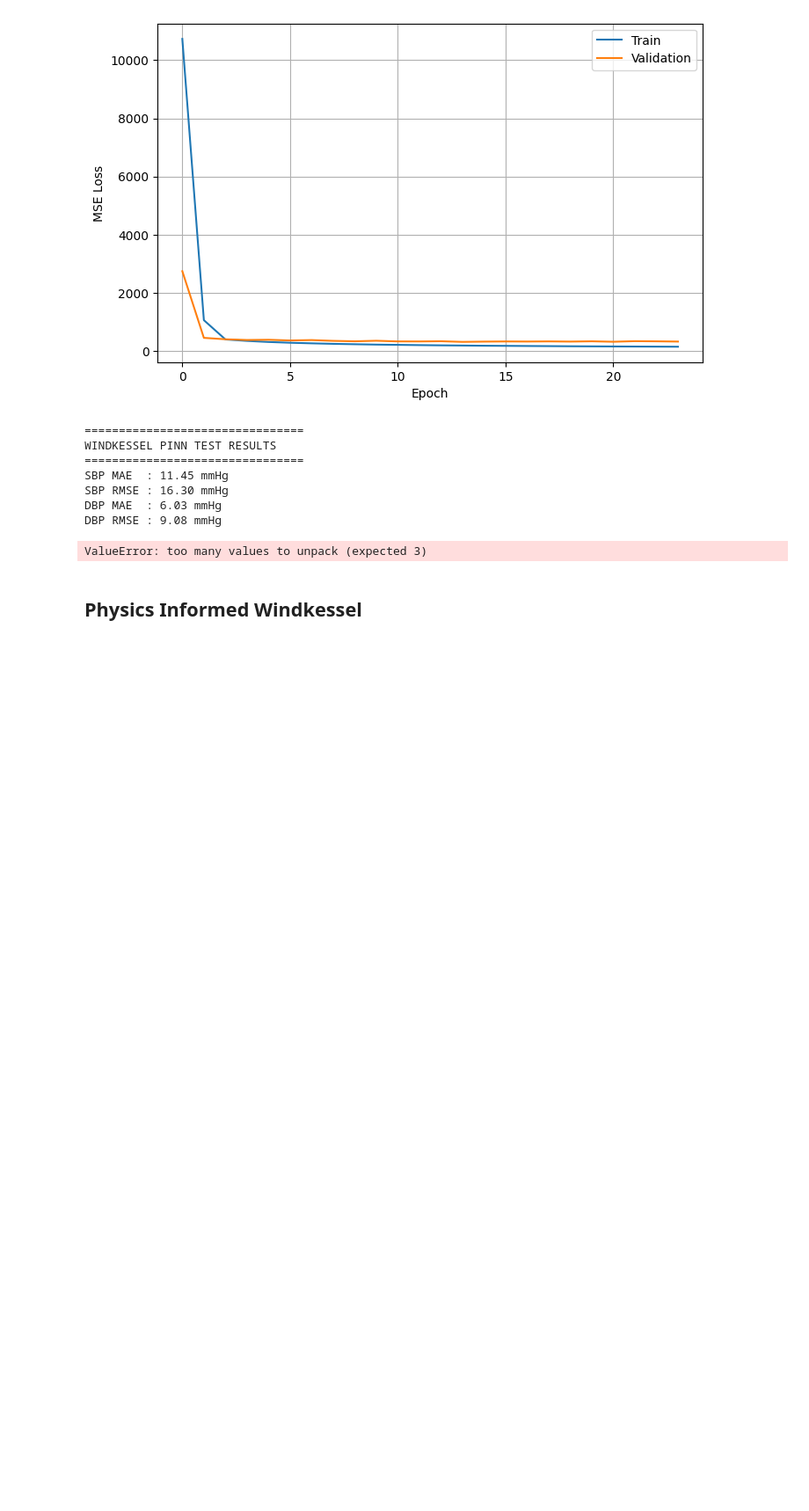
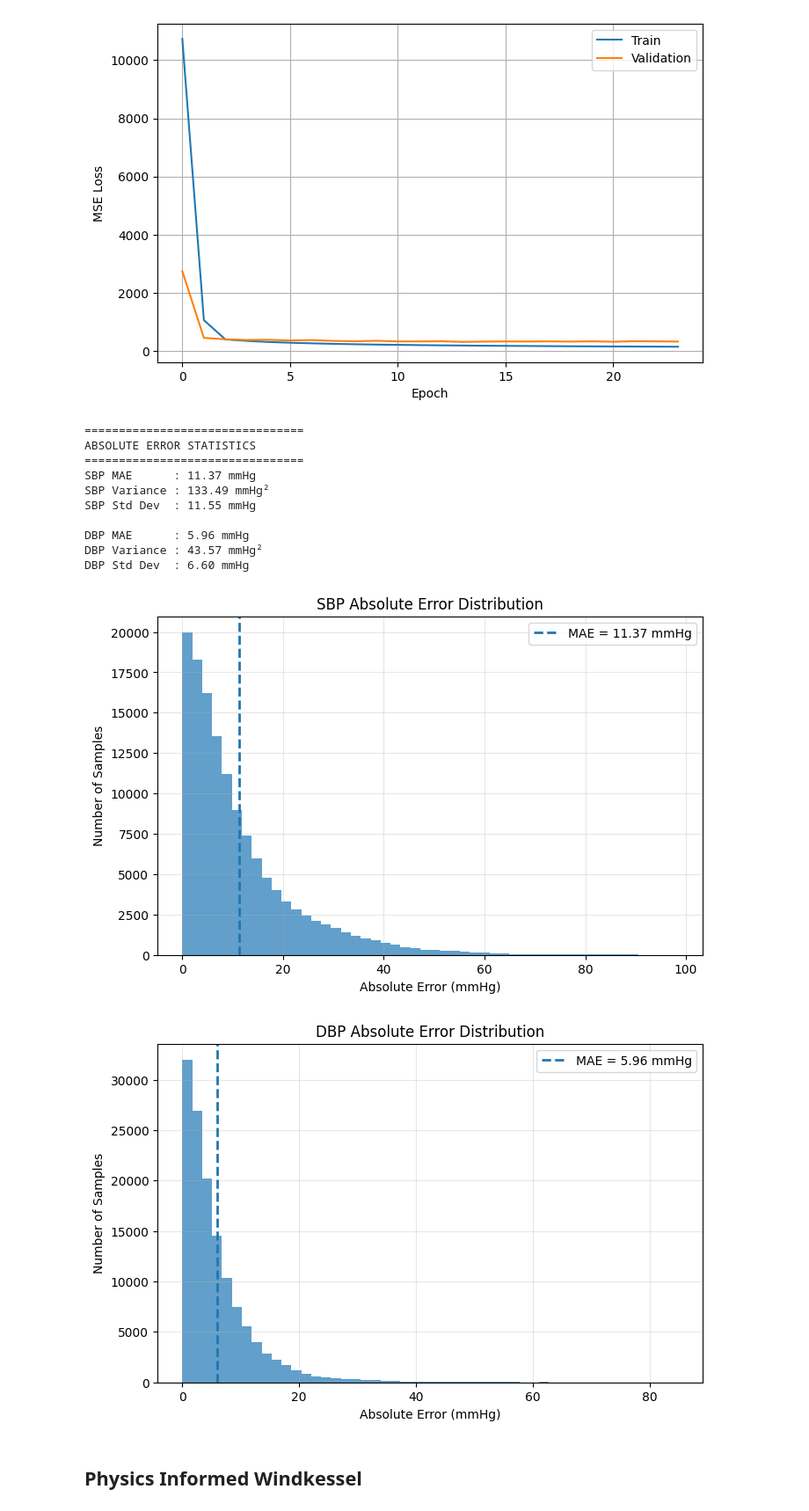
Before and after one commit to Yashvi1701/BP_estimation, a Jupyter notebook: experiments/PINN_wavelets_db4.ipynb, the cells around one changed output. Shown at 88% size. Cells and saved outputs as stored; diff of their text form; code cells hidden in the pictures; blank space fills up the shorter version.

```diff
--- a/experiments/PINN_wavelets_db4.ipynb
+++ b/experiments/PINN_wavelets_db4.ipynb
@@ -796,21 +796,27 @@ plt.show()
 # %% [output]
 [figure]
 # %%
-from models.train import evaluate_model
-predictions, targets, metrics = evaluate_model(
+from models.train import evaluate_model, plot_mae
+results = evaluate_model(
     model,
     test_loader,
     device
 )
-# %% [output]
-================================
-WINDKESSEL PINN TEST RESULTS
-================================
-SBP MAE  : 11.45 mmHg
-SBP RMSE : 16.30 mmHg
-DBP MAE  : 6.03 mmHg
-DBP RMSE : 9.08 mmHg
-ValueError: too many values to unpack (expected 3)
+# %%
+plot_mae(results)
+# %% [output]
+================================
+ABSOLUTE ERROR STATISTICS
+================================
+SBP MAE      : 11.37 mmHg
+SBP Variance : 133.49 mmHg²
+SBP Std Dev  : 11.55 mmHg
+
+DBP MAE      : 5.96 mmHg
+DBP Variance : 43.57 mmHg²
+DBP Std Dev  : 6.60 mmHg
+[figure, added]
+[figure, added]
 # %% [markdown]
 ## Physics Informed Windkessel ##
 # %%
```
Also changed, not shown: parts of 9 cells of this notebook, 8 other files.
